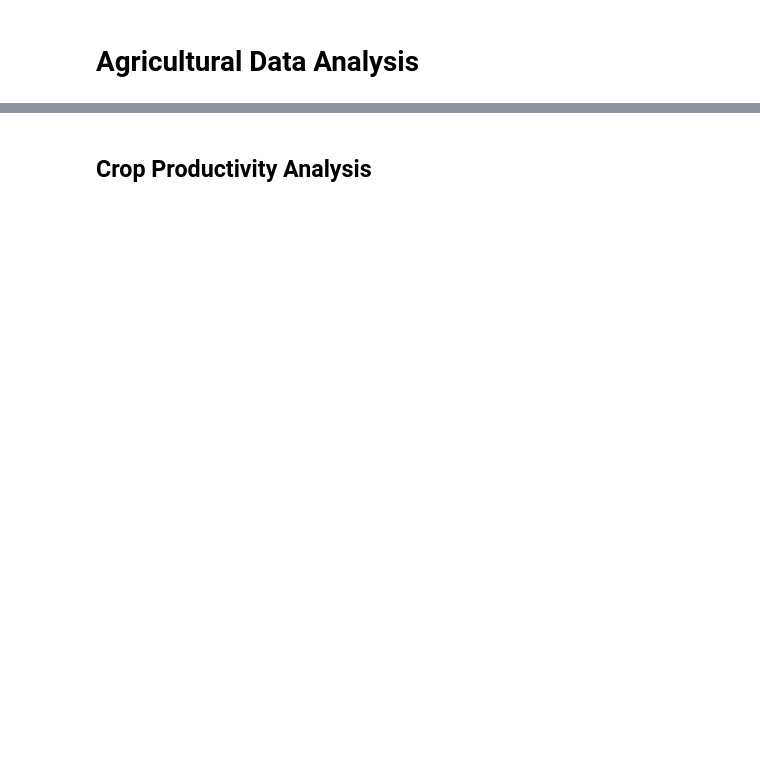
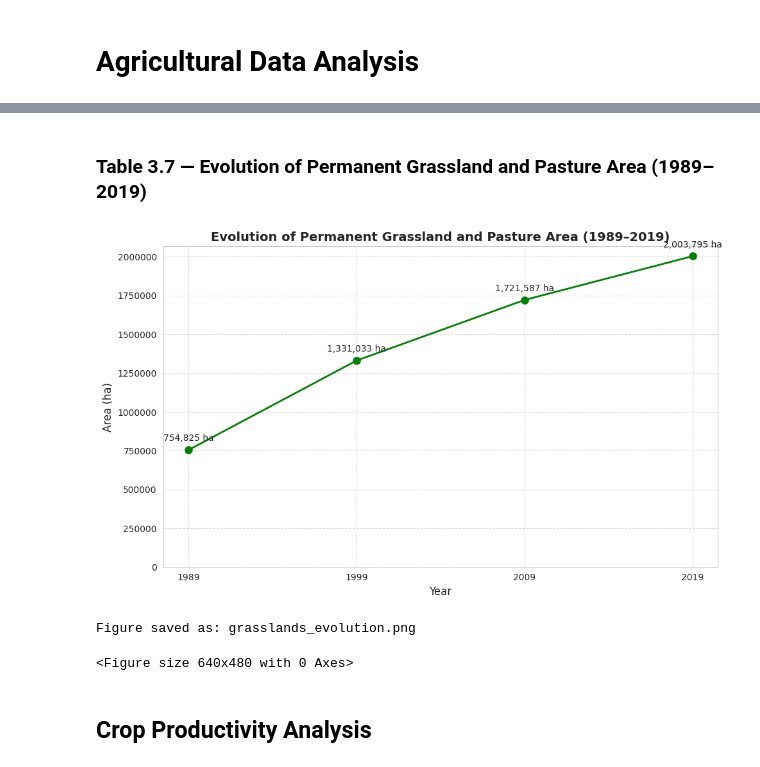
Before and after one commit to oxedanda/avcad_final_project, a Jupyter notebook: notebooks/05_grassland_productivity.ipynb, the cells around one changed output, grey strips where cells are left out. Drawn from its saved outputs; the diff is of its cells as text; code cells hidden in the pictures; blank space fills up the shorter version.

```diff
--- a/notebooks/05_grassland_productivity.ipynb
+++ b/notebooks/05_grassland_productivity.ipynb
@@ -63,2 +113,67 @@ Data loaded successfully!
+# %% [markdown]
+### Table 3.7 — Evolution of Permanent Grassland and Pasture Area (1989–2019)
+# %%
+# Figure: Evolution of Permanent Grassland and Pasture Area (1989-2019)
+import matplotlib.pyplot as plt
+
+# Ensure 'Area (ha)' is numeric for plotting
+plot_data = grasslands_evolution_table.copy()
+plot_data['Area (ha)'] = plot_data['Area (ha)'].str.replace(',', '').astype(int)
+
+# Create the figure and axis
+fig, ax = plt.subplots(figsize=(10, 6))
+
+# Plot the line with markers
+ax.plot(plot_data['Year'], plot_data['Area (ha)'],
+        marker='o', linestyle='-', color='green', linewidth=2, markersize=8)
+
+# Add title and labels
+ax.set_title(
+    'Evolution of Permanent Grassland and Pasture Area (1989–2019)',
+    fontsize=14,
+    fontweight='bold'
+)
+ax.set_xlabel('Year', fontsize=12)
+ax.set_ylabel('Area (ha)', fontsize=12)
+
+# Format x-axis
+ax.set_xticks(plot_data['Year'])
+
+# Format y-axis
+ax.ticklabel_format(style='plain', axis='y')
+ax.set_ylim(bottom=0)
+
+# Add grid
+ax.grid(True, linestyle='--', alpha=0.7)
+
+# Annotate each point with its area value
+for i, row in plot_data.iterrows():
+    ax.annotate(
+        f'{row["Area (ha)"]:,.0f} ha',
+        (row['Year'], row['Area (ha)']),
+        textcoords="offset points",
+        xytext=(0, 10),
+        ha='center',
+        fontsize=10
+    )
+
+# Adjust layout
+plt.tight_layout()
+
+# Display the plot
+plt.show()
+
+# Save the figure
+image_path = 'grasslands_evolution.png'
+plt.savefig(image_path, bbox_inches='tight', dpi=300)
+
+# Close the figure to free memory
+plt.close(fig)
+
+print(f"Figure saved as: {image_path}")
+# %% [output]
+[figure, added]
+Figure saved as: grasslands_evolution.png
+<Figure size 640x480 with 0 Axes>
 # %% [markdown]
 ## Crop Productivity Analysis
```
Also changed, not shown: parts of 16 cells of this notebook.
